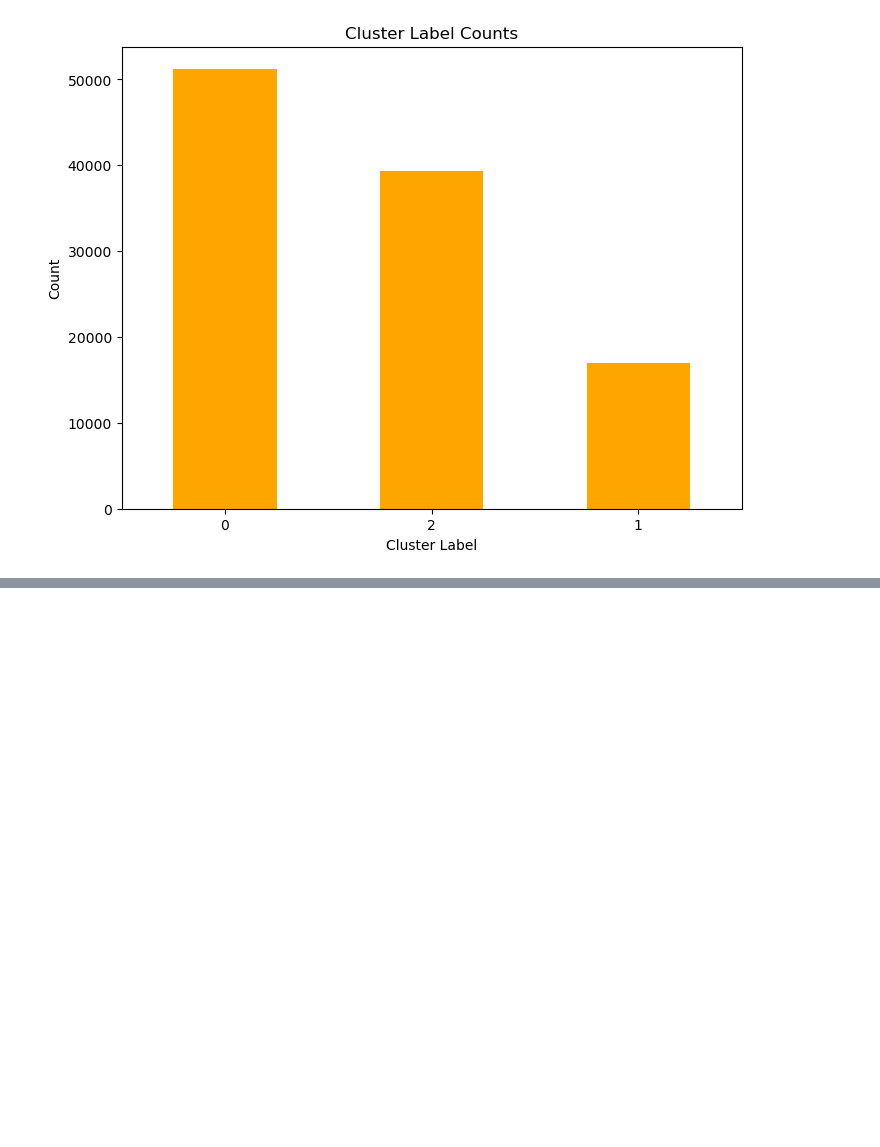
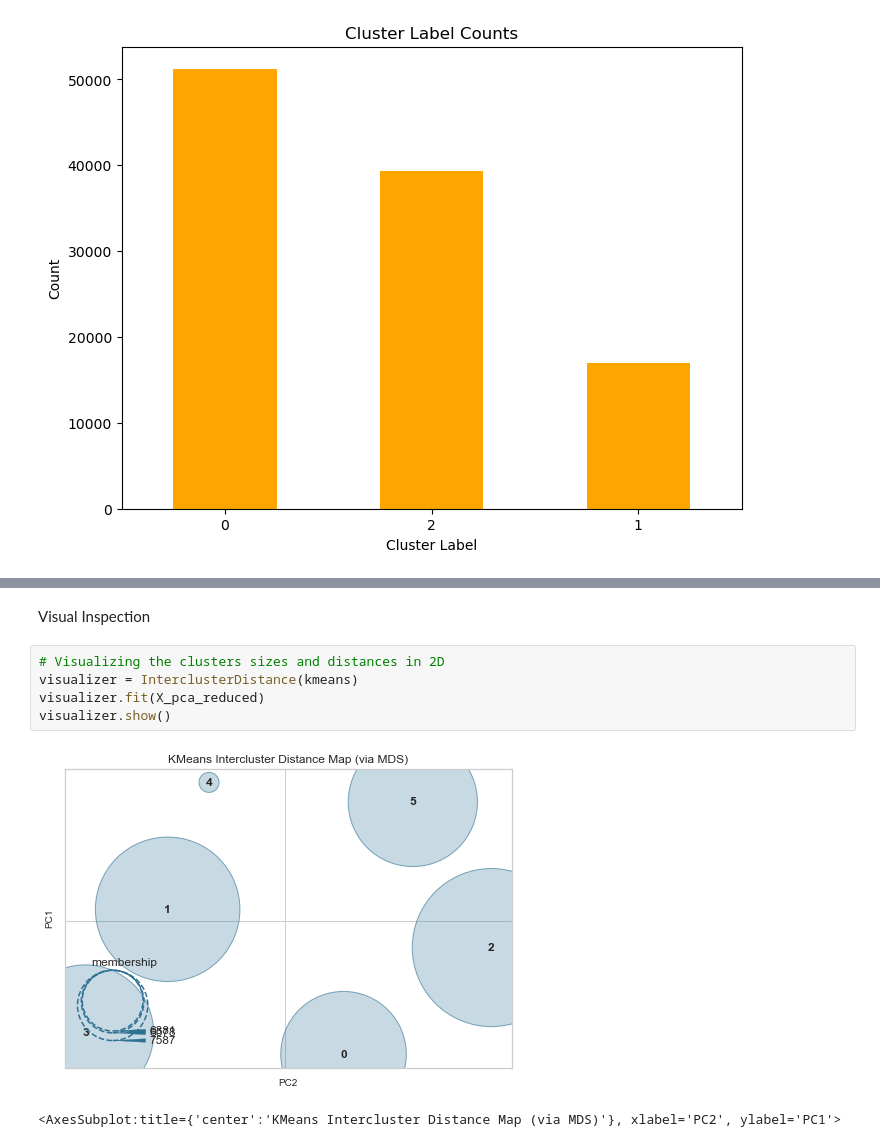
Before and after one commit to MGN19/Hotel-Customer-Segmentation, a Jupyter notebook: Clustering.ipynb, the cells around one changed output, grey strips where cells are left out. Cells and saved outputs as stored; diff of their text form; blank space fills up the shorter version.

```diff
--- a/Clustering.ipynb
+++ b/Clustering.ipynb
@@ -138,0 +324,10 @@ plot_counts(km_labels)
+# %% [markdown]
+Visual Inspection
+# %%
+# Visualizing the clusters sizes and distances in 2D
+visualizer = InterclusterDistance(kmeans)
+visualizer.fit(X_pca_reduced)
+visualizer.show()
+# %% [output]
+[figure, added]
+<AxesSubplot:title={'center':'KMeans Intercluster Distance Map (via MDS)'}, xlabel='PC2', ylabel='PC1'>
```
Also changed, not shown: parts of 25 cells of this notebook.
